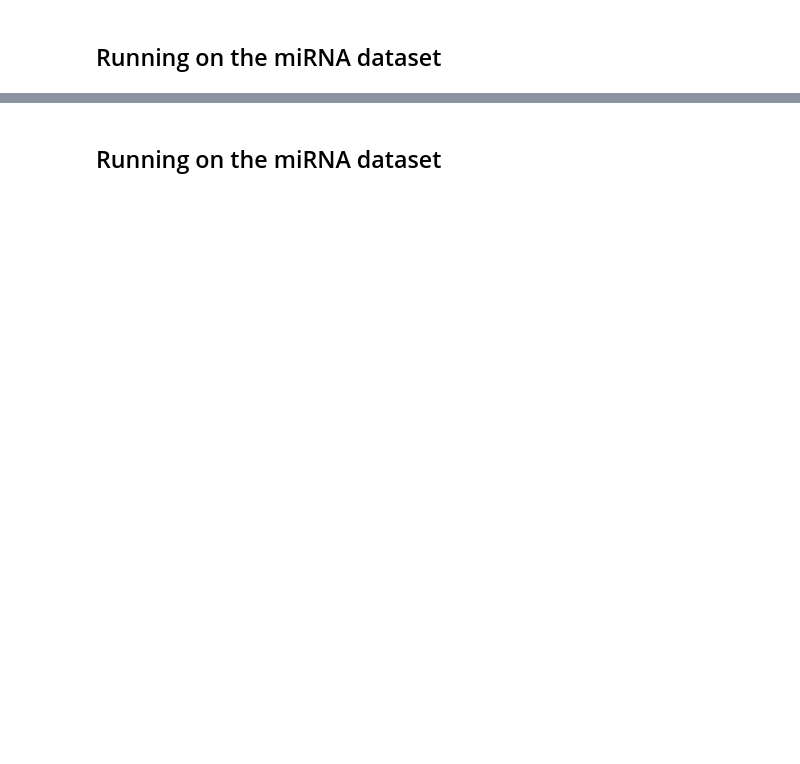
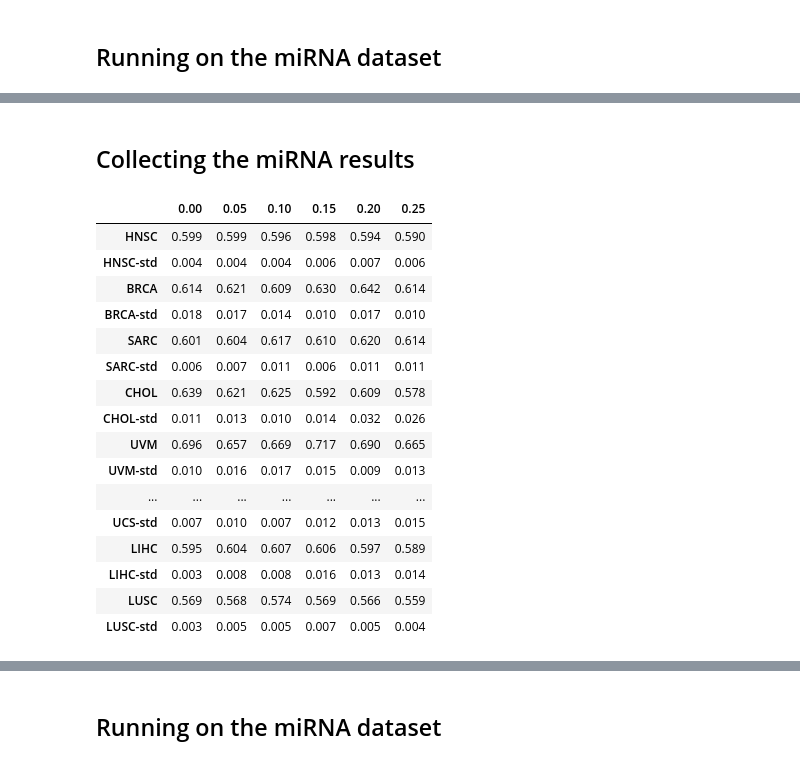
Before and after one commit to shaker82/MSSDA, a Jupyter notebook: SurvAIve/MSSDA/MSSDA_Notebook.ipynb, the cells around one changed output, grey strips where cells are left out. Drawn from its saved outputs; the diff is of its cells as text; code cells hidden in the pictures; blank space fills up the shorter version.

```diff
--- a/SurvAIve/MSSDA/MSSDA_Notebook.ipynb
+++ b/SurvAIve/MSSDA/MSSDA_Notebook.ipynb
@@ -12,19 +194,17 @@ ModuleNotFoundError: No module named 'lifelines'
 # %%
 args = get_paerser_arguments()
 args.RNA_Type = 0
-args.data_path = r"C:/Data/TCGA/miRNAdataset/Raw_21_types"
-args.save_path = r"results/MSSDAmiRNA"
-args.lr, args.lr_alphas = 0.0001, 0.0001
+args.data_path = r"/home/ashaker/ProtoSurvive/data/TCGA/miRNA"
+args.save_path = r"/home/ashaker/ProtoSurvive/results/MSSDAmiRNA"
+args.lr, args.lr_alphas = 0.0001, 0.001
 args.batch_size, args.feat_extract_size, args.nb_experiments = 80, 200, 5
-args.largeVal, args.epochs_adapt, args.cuda, args.norm_alphas = 1, 30, False, 2
-#args.largeVal, args.epochs_adapt, args.cuda, args.norm_alphas = 1, 1, False, 2
-
+args.largeVal, args.epochs_adapt, args.cuda, args.norm_alphas = 1, 20, True, 2
 
 exps = range(args.nb_experiments)
 Test_domain_ids = range(21)
-#target_domain_types = [1,2,3,4]
 target_domain_types = [1,4]
 percent_targets = ["0.00","0.05","0.1","0.15","0.2","0.25"]
+percent_targets = ["0.00","0.05"]
 model_names = ["MSSDA.SurviveSDI.SurviveSDI"]
 # %%
 if os.path.exists(args.save_path):
@@ -80,0 +260,45 @@ KeyboardInterrupt:
+# %% [markdown]
+## Collecting the miRNA results
+# %%
+results_folder = Path(r"/home/ashaker/ProtoSurvive/results/MSSDAmiRNA/Final")
+# %%
+pkl_files = [results_folder/f for f in listdir(results_folder) if ".pkl" in f]
+parametrization_dic = defaultdict(lambda: defaultdict(lambda : defaultdict(lambda : defaultdict())))
+target_measure = -1 #-1 for c-index, and -2 for c-index'.
+target_epoch = 19
+for pkl_file in pkl_files:
+    with open(pkl_file, 'rb') as f:
+        unpickler = pickle.Unpickler(f)
+        new_args = unpickler.load()
+        key,domain,current_experiment, percent_target, value = get_params(new_args,target_epoch,target_measure)
+        parametrization_dic[key][domain][percent_target][current_experiment] = value
+
+results = pd.DataFrame()
+key = list(parametrization_dic.keys())[0]
+for domain in parametrization_dic[key].keys():
+    temp_dict = {}
+    for percent_target in parametrization_dic[key][domain].keys():
+
+        res = [parametrization_dic[key][domain][percent_target][i] for i in parametrization_dic[key][domain][percent_target].keys()]
+        temp_dict[percent_target] =  ["{:.3f}".format(np.mean(res)),"{:.3f}".format(np.std(res)/math.sqrt(5))]
+
+    results  = pd.concat([results, pd.DataFrame(temp_dict, index=[domain,f"{domain}-std"])])
+results
+# %% [output]
+|  | 0.00 | 0.05 | 0.10 | 0.15 | 0.20 | 0.25 |
+| HNSC | 0.599 | 0.599 | 0.596 | 0.598 | 0.594 | 0.590 |
+| HNSC-std | 0.004 | 0.004 | 0.004 | 0.006 | 0.007 | 0.006 |
+| BRCA | 0.614 | 0.621 | 0.609 | 0.630 | 0.642 | 0.614 |
+| BRCA-std | 0.018 | 0.017 | 0.014 | 0.010 | 0.017 | 0.010 |
+| SARC | 0.601 | 0.604 | 0.617 | 0.610 | 0.620 | 0.614 |
+| SARC-std | 0.006 | 0.007 | 0.011 | 0.006 | 0.011 | 0.011 |
+| CHOL | 0.639 | 0.621 | 0.625 | 0.592 | 0.609 | 0.578 |
+| CHOL-std | 0.011 | 0.013 | 0.010 | 0.014 | 0.032 | 0.026 |
+| UVM | 0.696 | 0.657 | 0.669 | 0.717 | 0.690 | 0.665 |
+| UVM-std | 0.010 | 0.016 | 0.017 | 0.015 | 0.009 | 0.013 |
+| ... | ... | ... | ... | ... | ... | ... |
+| UCS-std | 0.007 | 0.010 | 0.007 | 0.012 | 0.013 | 0.015 |
+| LIHC | 0.595 | 0.604 | 0.607 | 0.606 | 0.597 | 0.589 |
+| LIHC-std | 0.003 | 0.008 | 0.008 | 0.016 | 0.013 | 0.014 |
+| LUSC | 0.569 | 0.568 | 0.574 | 0.569 | 0.566 | 0.559 |
+| LUSC-std | 0.003 | 0.005 | 0.005 | 0.007 | 0.005 | 0.004 |
```
Also changed, not shown: parts of 14 cells of this notebook.
